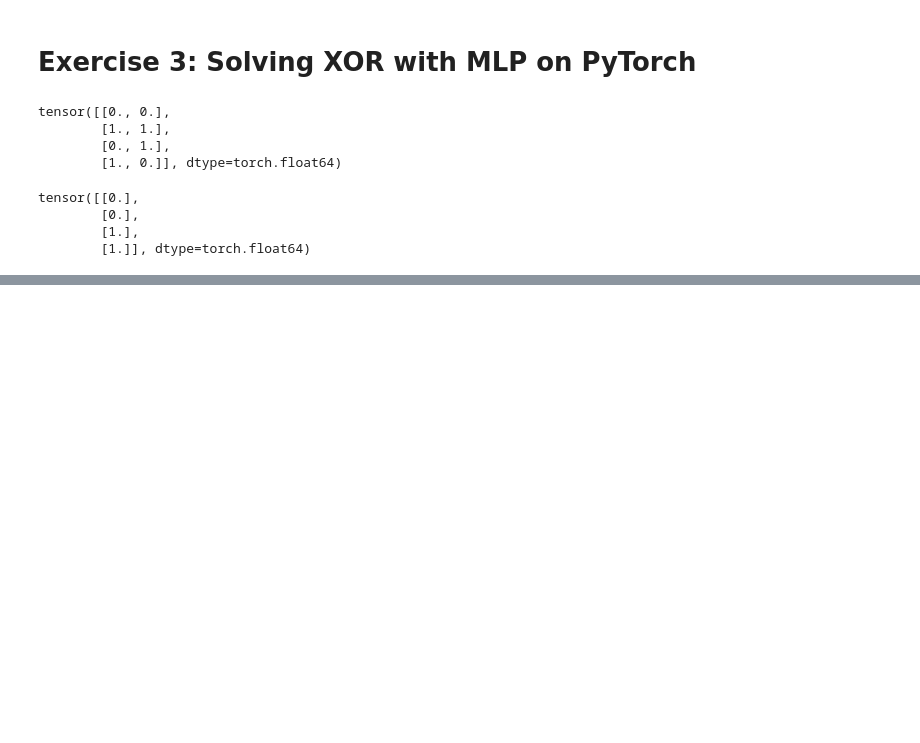
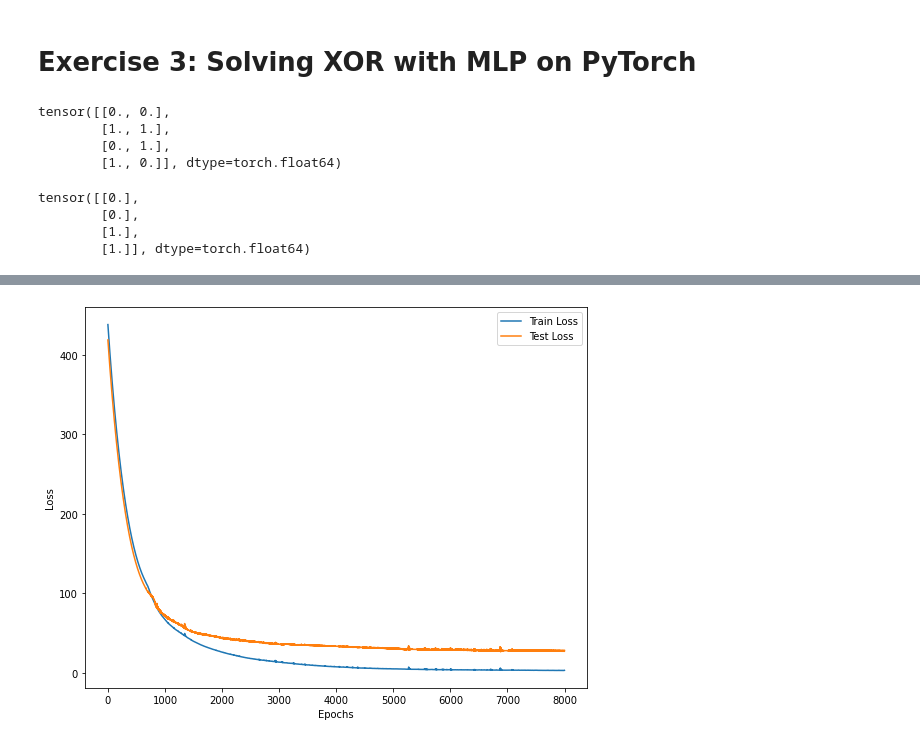
Before and after one commit to ilirsheraj/AutoEncoders-GANs, a Jupyter notebook: Chpt_01_Basics_DL.ipynb, the cells around one changed output, grey strips where cells are left out. Cells and saved outputs as stored; diff of their text form; code cells hidden in the pictures; blank space fills up the shorter version.

```diff
--- a/Chpt_01_Basics_DL.ipynb
+++ b/Chpt_01_Basics_DL.ipynb
@@ -239,0 +277,3 @@ tensor([0.0005], grad_fn=<AddBackward0>)
+# %%
+inputs = X.shape[1]
+inputs
@@ -239,0 +282,5 @@ tensor([0.0005], grad_fn=<AddBackward0>)
+# %%
+# Split the data into training and test sets
+X_train, X_test, y_train, y_test = train_test_split(X,y, test_size=0.2, random_state=0)
+num_train = X_train.shape[0]
+num_train
@@ -239,0 +331,34 @@ tensor([0.0005], grad_fn=<AddBackward0>)
+# %%
+# Convert data o tensors
+numepochs = 8000
+y_train_t = torch.from_numpy(y_train).clone().reshape(-1,1)
+x_train_t = torch.from_numpy(X_train).clone()
+y_test_t = torch.from_numpy(y_test).clone().reshape(-1,1)
+x_test_t = torch.from_numpy(X_test).clone()
+trainLoss = []
+testLoss = []
+# %%
+# Train the Model
+for i in range(numepochs):
+    # Forward Pass
+    y_pred = net(x_train_t)
+    # Calculate the loss
+    loss = lossfun(y_pred,y_train_t)
+    # Append the loss
+    trainLoss.append(loss.data)
+    # Back propagate
+    loss.backward()
+    optimizer.step()
+    optimizer.zero_grad()
+    test_loss = lossfun(y_test_t,net(x_test_t))
+    testLoss.append(test_loss.data)
+# %%
+fig = plt.figure(figsize=(9,7))
+plt.plot(trainLoss, label="Train Loss")
+plt.plot(testLoss, label="Test Loss")
+plt.legend()
+plt.ylabel("Loss")
+plt.xlabel("Epochs")
+plt.show()
+# %% [output]
+[figure, added]
```
Also changed, not shown: parts of 16 cells of this notebook.
